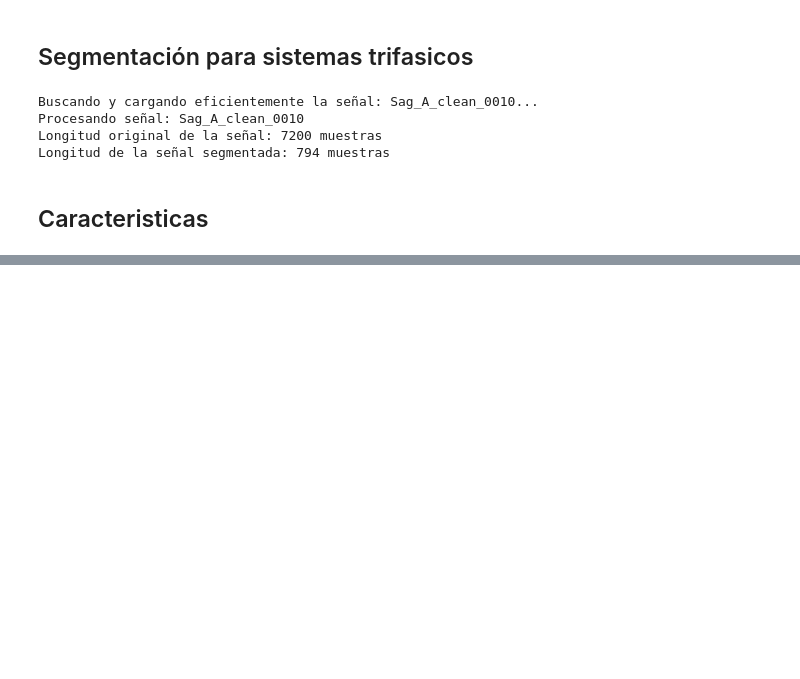
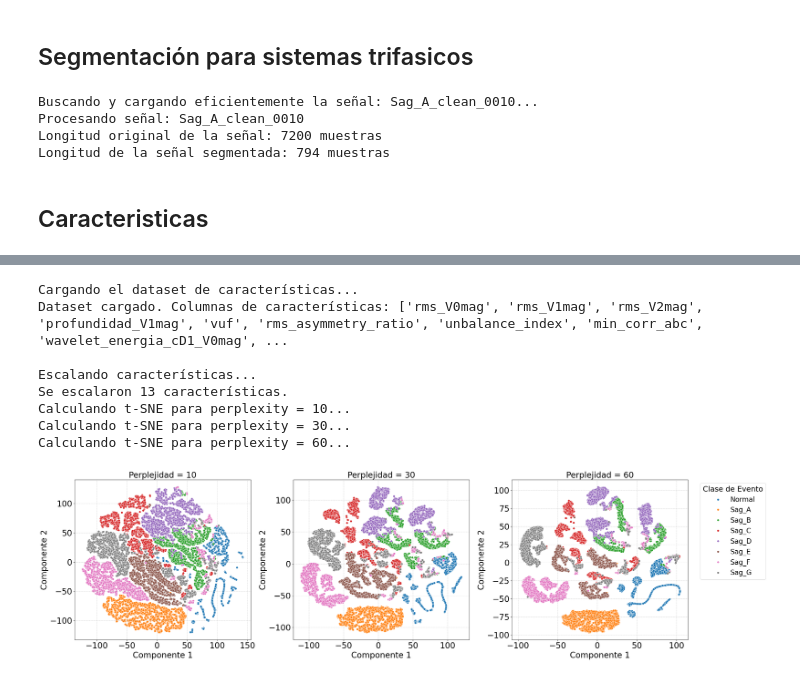
Before and after one commit to SGOLDYT/Power-Quality, a Jupyter notebook: Caracteristicas/caracteristicas_trifasico.ipynb, the cells around one changed output, grey strips where cells are left out. Drawn from its saved outputs; the diff is of its cells as text; code cells hidden in the pictures; blank space fills up the shorter version.

```diff
--- a/Caracteristicas/caracteristicas_trifasico.ipynb
+++ b/Caracteristicas/caracteristicas_trifasico.ipynb
@@ -441,7 +441,7 @@ from sklearn.preprocessing import StandardScaler
 # --- 1. Cargar y preparar los datos ---
 print("Cargando el dataset de características...")
 # --- CAMBIO 1: Apuntar al nuevo dataset con características numéricas ---
-data_path = r"C:\Users\Juan_Saa\Documents\Juan_Saa\Proyecto_Grado\Power-Quality\Caracteristicas\Dataset_Caracteristicas_Trifasico_4.parquet"
+data_path = r"C:\Users\Juan_Saa\Documents\Juan_Saa\Proyecto_Grado\Power-Quality\Caracteristicas\Dataset_Caracteristicas_Trifasico_5.parquet"
 df = pd.read_parquet(data_path)
 
 # Separa el DataFrame en características (X) y la etiqueta (y)
@@ -488,30 +488,40 @@ for i, perplexity in enumerate(perplexity_values):
         data=tsne_df,
         legend=(i == len(perplexity_values) - 1),
         ax=ax
     )
 
     # Configuración de la apariencia del gráfico
     ax.set_title(f'Perplejidad = {perplexity}', fontsize=24)
     ax.grid(True, linestyle='--', alpha=0.6)
     ax.set_xlabel("Componente 1", fontsize=24)
     ax.set_ylabel("Componente 2", fontsize=24)
     ax.tick_params(axis='both', which='major', labelsize=24)
 
 # --- 4. Ajustar y mostrar la leyenda en el último gráfico ---
 if len(perplexity_values) > 0:
     axes[-1].legend(
         title='Clase de Evento',
         bbox_to_anchor=(1.05, 1),
         loc='upper left',
         fontsize=20,
         title_fontsize=22
     )
 
 # Ajusta el layout para que todo encaje bien
 plt.tight_layout()
 
 # Opcional: Guarda la figura en alta calidad
 # plt.savefig("tsne_comparacion_perplejidad_actualizado.svg", format='svg', dpi=300, bbox_inches='tight')
 
 # Muestra el gráfico
 plt.show()
+# %% [output]
+Cargando el dataset de características...
+Dataset cargado. Columnas de características: ['rms_V0mag', 'rms_V1mag', 'rms_V2mag', 'profundidad_V1mag', 'vuf', 'rms_asymmetry_ratio', 'unbalance_index', 'min_corr_abc', 'wavelet_energia_cD1_V0mag', ...
+
+Escalando características...
+Se escalaron 13 características.
+Calculando t-SNE para perplexity = 10...
+Calculando t-SNE para perplexity = 30...
+Calculando t-SNE para perplexity = 60...
+[figure, added]
```
Also changed, not shown: parts of 2 cells of this notebook, 17 other files.
